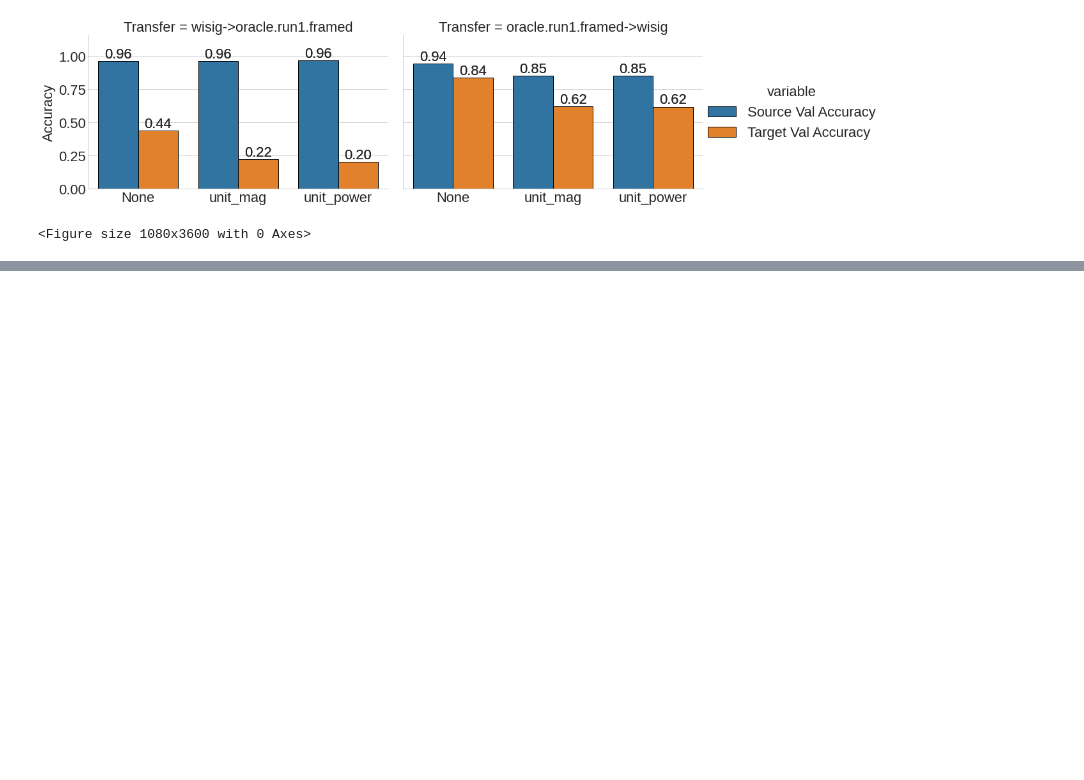
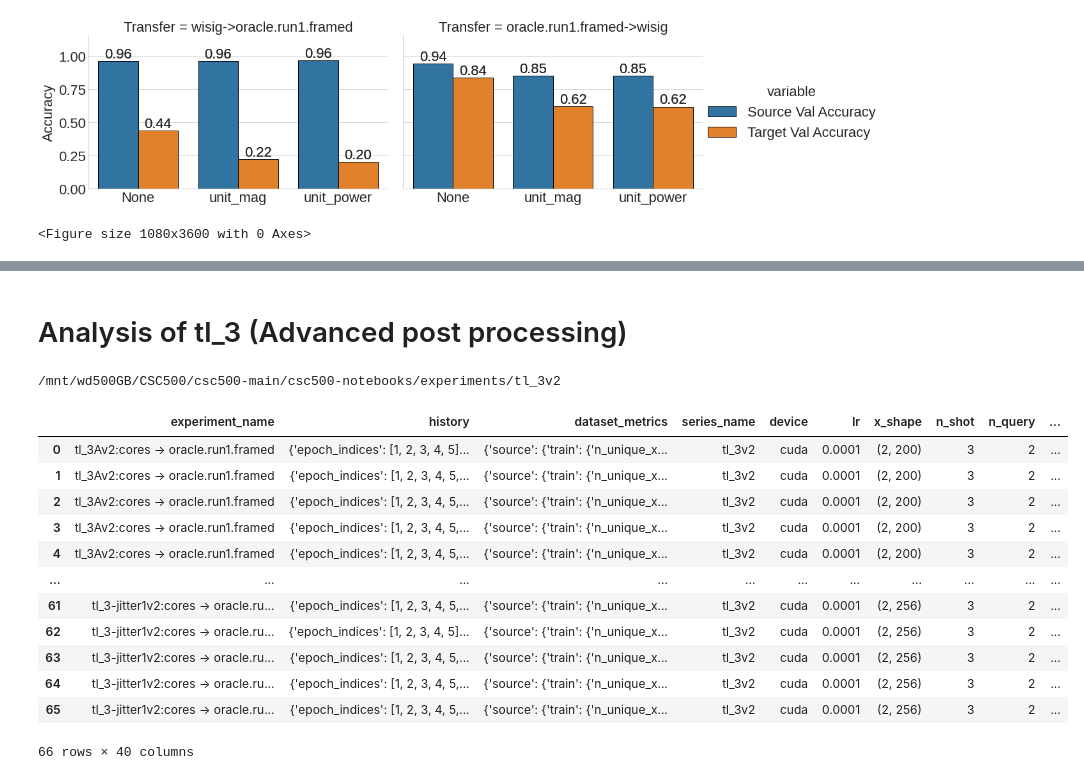
Before and after one commit to stevester94/csc500-notebooks, a Jupyter notebook: analysis/tl_pandas.ipynb, the cells around one changed output, grey strips where cells are left out. Drawn from its saved outputs; the diff is of its cells as text; code cells hidden in the pictures; blank space fills up the shorter version.

Commit message:
Notebook utils

```diff
--- a/analysis/tl_pandas.ipynb
+++ b/analysis/tl_pandas.ipynb
@@ -412,0 +417,21 @@ add_x_val_to_sb_bars(fg)
+# %% [markdown]
+# Analysis of tl_3 (Advanced post processing)
+# %%
+helper_tl_3 = tl_3_Helper()
+
+helper_tl_3.get_all_trials()
+# %% [output]
+/mnt/wd500GB/CSC500/csc500-main/csc500-notebooks/experiments/tl_3v2
+|  | experiment_name | history | dataset_metrics | series_name | device | lr | x_shape | n_shot | n_query | ... |
+| 0 | tl_3Av2:cores -> oracle.run1.framed | {'epoch_indices': [1, 2, 3, 4, 5]... | {'source': {'train': {'n_unique_x... | tl_3v2 | cuda | 0.0001 | (2, 200) | 3 | 2 | ... |
+| 1 | tl_3Av2:cores -> oracle.run1.framed | {'epoch_indices': [1, 2, 3, 4, 5,... | {'source': {'train': {'n_unique_x... | tl_3v2 | cuda | 0.0001 | (2, 200) | 3 | 2 | ... |
+| 2 | tl_3Av2:cores -> oracle.run1.framed | {'epoch_indices': [1, 2, 3, 4, 5,... | {'source': {'train': {'n_unique_x... | tl_3v2 | cuda | 0.0001 | (2, 200) | 3 | 2 | ... |
+| 3 | tl_3Av2:cores -> oracle.run1.framed | {'epoch_indices': [1, 2, 3, 4, 5,... | {'source': {'train': {'n_unique_x... | tl_3v2 | cuda | 0.0001 | (2, 200) | 3 | 2 | ... |
+| 4 | tl_3Av2:cores -> oracle.run1.framed | {'epoch_indices': [1, 2, 3, 4, 5,... | {'source': {'train': {'n_unique_x... | tl_3v2 | cuda | 0.0001 | (2, 200) | 3 | 2 | ... |
+| ... | ... | ... | ... | ... | ... | ... | ... | ... | ... | ... |
+| 61 | tl_3-jitter1v2:cores -> oracle.ru... | {'epoch_indices': [1, 2, 3, 4, 5,... | {'source': {'train': {'n_unique_x... | tl_3v2 | cuda | 0.0001 | (2, 256) | 3 | 2 | ... |
+| 62 | tl_3-jitter1v2:cores -> oracle.ru... | {'epoch_indices': [1, 2, 3, 4, 5]... | {'source': {'train': {'n_unique_x... | tl_3v2 | cuda | 0.0001 | (2, 256) | 3 | 2 | ... |
+| 63 | tl_3-jitter1v2:cores -> oracle.ru... | {'epoch_indices': [1, 2, 3, 4, 5,... | {'source': {'train': {'n_unique_x... | tl_3v2 | cuda | 0.0001 | (2, 256) | 3 | 2 | ... |
+| 64 | tl_3-jitter1v2:cores -> oracle.ru... | {'epoch_indices': [1, 2, 3, 4, 5,... | {'source': {'train': {'n_unique_x... | tl_3v2 | cuda | 0.0001 | (2, 256) | 3 | 2 | ... |
+| 65 | tl_3-jitter1v2:cores -> oracle.ru... | {'epoch_indices': [1, 2, 3, 4, 5,... | {'source': {'train': {'n_unique_x... | tl_3v2 | cuda | 0.0001 | (2, 256) | 3 | 2 | ... |
+66 rows × 40 columns
```
Also changed, not shown: parts of 2 cells of this notebook, 5 other files.
